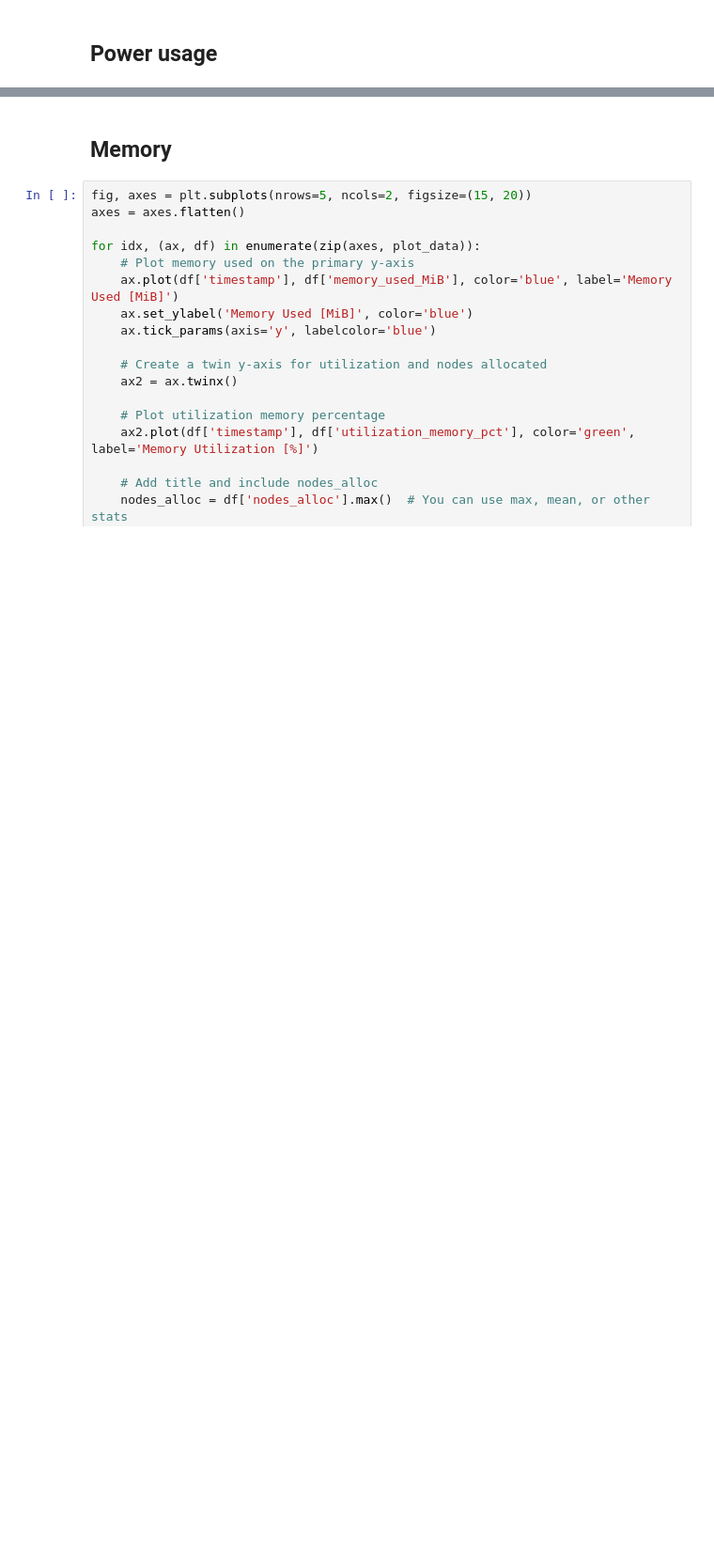
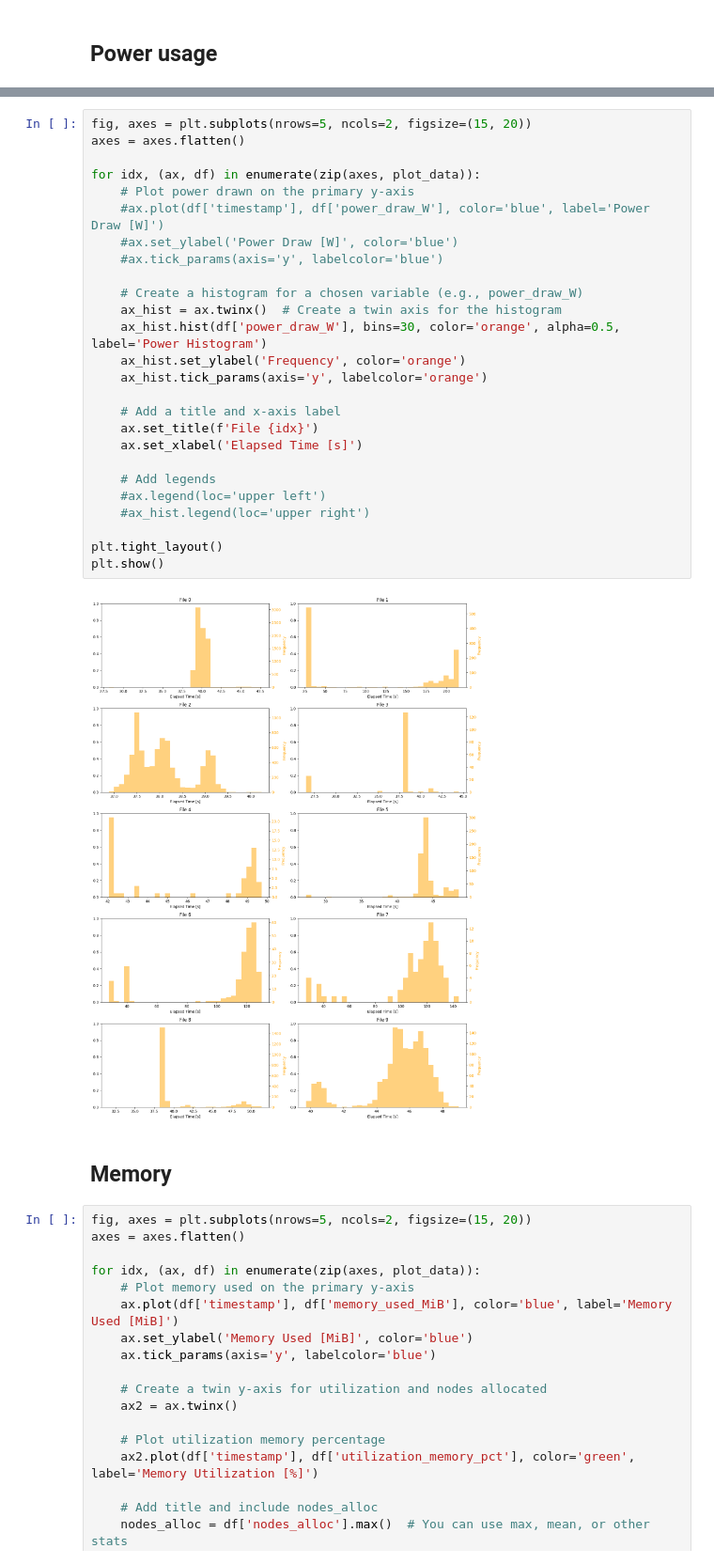
Before and after one commit to johankristianss/carbonsim, a Jupyter notebook: notebooks/PlotWorkflows.ipynb, the cells around one changed output, grey strips where cells are left out. Shown at 94% size. Drawn from its saved outputs; the diff is of its cells as text; blank space fills up the shorter version.

```diff
--- a/notebooks/PlotWorkflows.ipynb
+++ b/notebooks/PlotWorkflows.ipynb
@@ -67,3 +67,31 @@ plt.show()
+# %%
+fig, axes = plt.subplots(nrows=5, ncols=2, figsize=(15, 20))
+axes = axes.flatten()
+
+for idx, (ax, df) in enumerate(zip(axes, plot_data)):
+    # Plot power drawn on the primary y-axis
+    #ax.plot(df['timestamp'], df['power_draw_W'], color='blue', label='Power Draw [W]')
+    #ax.set_ylabel('Power Draw [W]', color='blue')
+    #ax.tick_params(axis='y', labelcolor='blue')
+
+    # Create a histogram for a chosen variable (e.g., power_draw_W)
+    ax_hist = ax.twinx()  # Create a twin axis for the histogram
+    ax_hist.hist(df['power_draw_W'], bins=30, color='orange', alpha=0.5, label='Power Histogram')
+    ax_hist.set_ylabel('Frequency', color='orange')
+    ax_hist.tick_params(axis='y', labelcolor='orange')
+
+    # Add a title and x-axis label
+    ax.set_title(f'File {idx}')
+    ax.set_xlabel('Elapsed Time [s]')
+
+    # Add legends
+    #ax.legend(loc='upper left')
+    #ax_hist.legend(loc='upper right')
+
+plt.tight_layout()
+plt.show()
+# %% [output]
+[figure, added]
 # %% [markdown]
 ## Memory
 # %%
```
Also changed, not shown: parts of 3 cells of this notebook, 33 other files.
